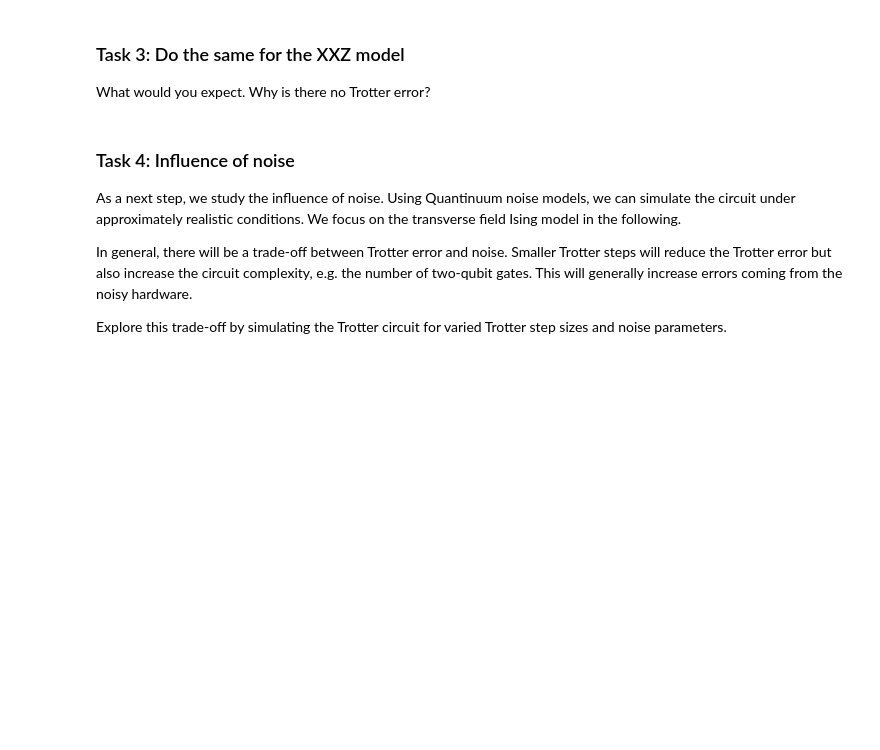
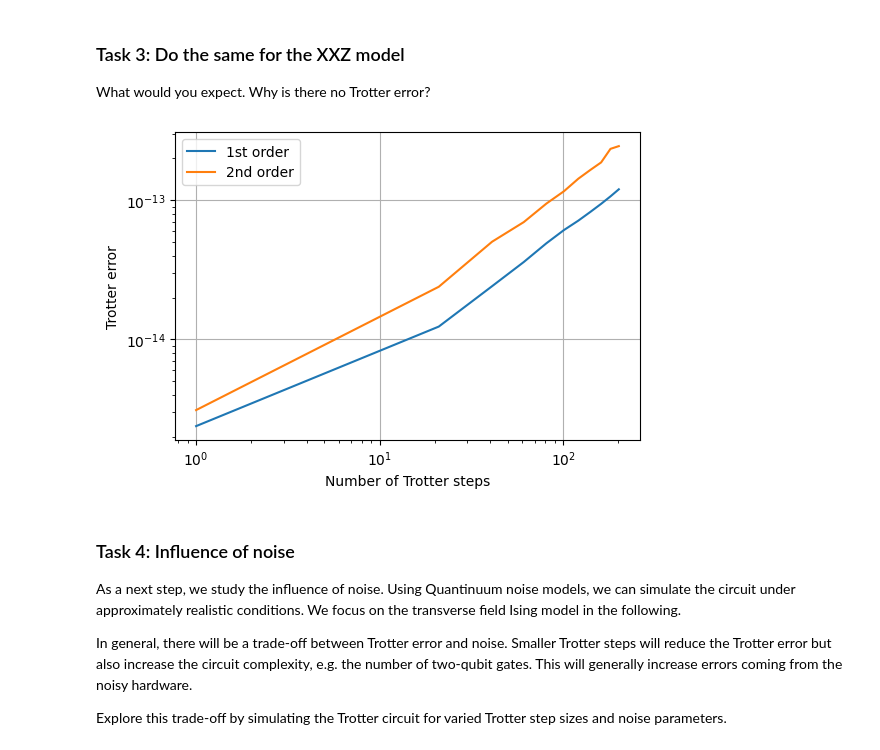
Before and after one commit to AxelOA/2025-Quantinuum, a Jupyter notebook: notebooks/hamiltonian_simulation - Karna, Abhishek.ipynb, the cells around one changed output. Saved outputs shown, nothing was run; the diff lists cells and outputs as text; code cells hidden in the pictures; blank space fills up the shorter version.

```diff
--- a/notebooks/hamiltonian_simulation - Karna, Abhishek.ipynb
+++ b/notebooks/hamiltonian_simulation - Karna, Abhishek.ipynb
@@ -518,3 +808,20 @@ n_trotter_steps = list(range(1, 202, 20))
 ### Task 3: Do the same for the XXZ model
 
 What would you expect. Why is there no Trotter error?
+# %%
+# Initialize the quantum backend
+backend = AerStateBackend()
+
+# Define the number of qubits in the system
+n_qubits = 4
+
+# Generate the XXZ chain Hamiltonian with Delta_ZZ = 1.2
+# This Hamiltonian includes XX, YY, and ZZ interactions between neighboring qubits
+ising_ham = get_xxz_chain_hamiltonian(n_qubits, Delta_ZZ=1.2)
+
+# Set the total simulation time for time evolution
+t_trotterization = 1
+
+# Define a list of Trotter steps ranging from 1 to 201 in increments of 20
+# These values will be used to analyze the error introduced by Trotterization
+n_trotter_steps = list(range(1, 202, 20))
@@ -521,3 +867,16 @@ What would you expect. Why is there no Trotter error?
+# %%
+# Showing the results
+fig, ax = plt.subplots(figsize = (6,4))
+ax.plot(n_trotter_steps, error_first_order, label="1st order")
+ax.plot(n_trotter_steps, error_second_order, label="2nd order")
+ax.set_xlabel("Number of Trotter steps")
+ax.set_ylabel("Trotter error")
+ax.set_xscale("log")
+ax.set_yscale("log")
+ax.legend()
+ax.grid()
+# %% [output]
+[figure, added]
 # %% [markdown]
 ### Task 4: Influence of noise
 
```
Also changed, not shown: parts of 41 cells of this notebook, 1 other file.
